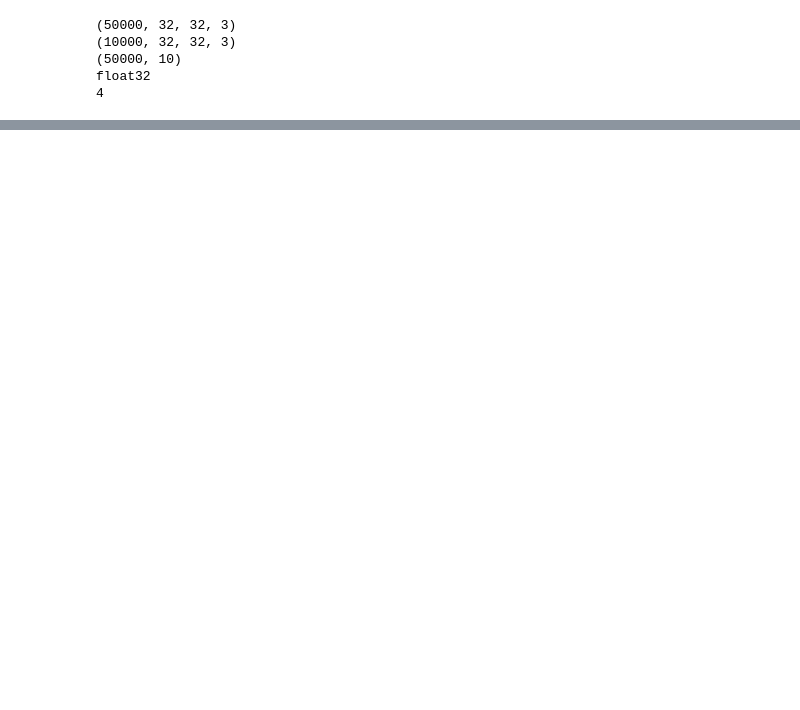
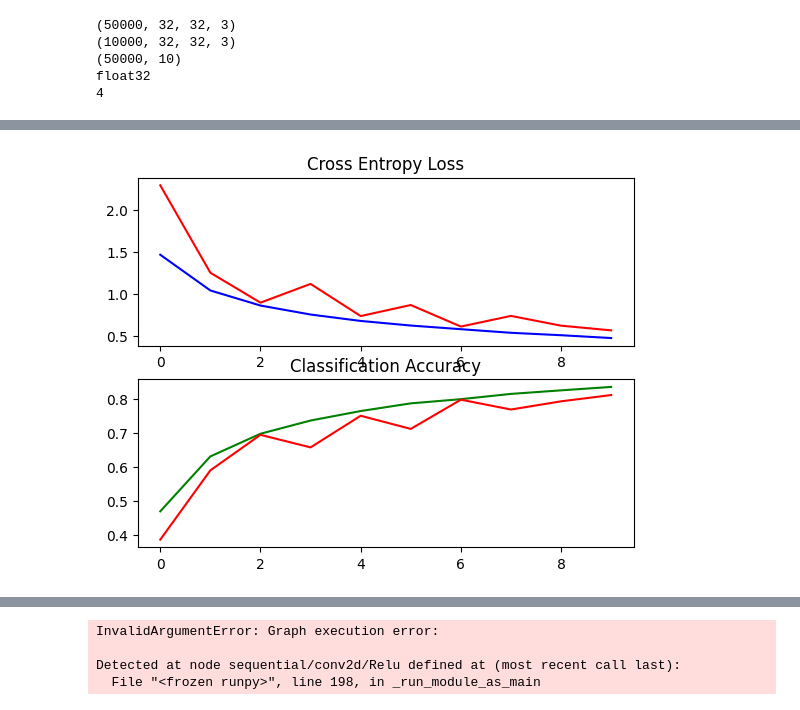
Before and after one commit to karthik-kk-aiml/04-deep-learning-cnn-image-classification, a Jupyter notebook: main.ipynb, the cells around one changed output, grey strips where cells are left out. Cells and saved outputs as stored; diff of their text form; code cells hidden in the pictures; blank space fills up the shorter version.

```diff
--- a/main.ipynb
+++ b/main.ipynb
@@ -124,12 +118,9 @@ model_vgg = keras.Sequential(
 # %%
-
 # COMPILE the Model
 
-model_vgg.compile(loss='categorical_crossentropy',
-              optimizer='sgd',
-              metrics = ['accuracy'])
+model.compile(loss="categorical_crossentropy", optimizer="adam", metrics=["accuracy"])
 
-model_vgg.summary()
+model.summary()
 # %% [output]
 Model: "sequential"
 _________________________________________________________________
@@ -208,0 +204,7 @@ plt.show()
+# %%
+# Using the data generator when training the model
+history = model.fit(
+    datagen.flow(x_train, y_train, batch_size=64),
+    epochs=10,
+    validation_data=(x_test, y_test),
+)
@@ -208,0 +238,61 @@ plt.show()
+# %%
+# Import necessary libraries for evaluation
+from sklearn.metrics import confusion_matrix, classification_report, precision_recall_fscore_support
+import numpy as np
+import seaborn as sns
+import matplotlib.pyplot as plt
+
+def evaluate_model(model, history):
+
+    # plot loss
+    plt.subplot(211)
+    plt.title("Cross Entropy Loss")
+    plt.plot(history.history["loss"], color="blue", label="train")
+    plt.plot(history.history["val_loss"], color="red", label="val")
+
+    # plot accuracy
+    plt.subplot(212)
+    plt.title("Classification Accuracy")
+    plt.plot(history.history["accuracy"], color="green", label="train")
+    plt.plot(history.history["val_accuracy"], color="red", label="val")
+    plt.show()
+
+    # evaluate model
+    test_loss, test_acc = model.evaluate(x_test, y_test)
+    print("Model Loss:", test_loss)
+    print("Model Accuracy:", test_acc)
+
+    # make predictions
+    y_pred = model.predict(x_test)                              # x_test is the test database input
+    y_pred_classes = np.argmax(model.predict(y_pred), axis=1)   # get classes of x_test
+    y_test_classes = np.argmax(y_test, axis=1)                   # get classes of y_test
+
+    # Compute the precision, recall, and F1-score for each class
+    precision, recall, f1_score, _ = precision_recall_fscore_support(y_test_classes, y_pred_classes, average=None)
+
+    # Print the precision, recall, and F1-score for each class
+    print("Precision per class:", precision)
+    print("Recall per class:", recall)
+    print("F1-score per class:", f1_score)
+
+    # Compute and print the classification report (Precision, Recall, F1-score, and Accuracy)
+    print("\nClassification Report:")
+    print(classification_report(y_test_classes, y_pred_classes, target_names=[
+    'airplane', 'automobile', 'bird', 'cat', 'deer', 'dog', 'frog', 'horse', 'ship', 'truck']))
+
+    # confusion matrix
+    conf_mat = confusion_matrix(y_test_classes, y_pred_classes)
+
+    plt.figure(figsize=(6, 6))
+    sns.heatmap(conf_mat, annot=True, fmt="d", cmap="viridis", xticklabels=[
+            'airplane', 'automobile', 'bird', 'cat', 'deer', 'dog', 'frog', 'horse', 'ship', 'truck'],
+            yticklabels=['airplane', 'automobile', 'bird', 'cat', 'deer', 'dog', 'frog', 'horse', 'ship', 'truck'])
+    plt.xlabel("Predicted Label")
+    plt.ylabel("True Label")
+    plt.title("Confusion Matrix")
+    plt.show()
+
+
+evaluate_model(model, history)
+# %% [output]
+[figure, added]
@@ -208,0 +304,4 @@ plt.show()
+InvalidArgumentError: Graph execution error:
+
+Detected at node sequential/conv2d/Relu defined at (most recent call last):
+  File "<frozen runpy>", line 198, in _run_module_as_main
```
Also changed, not shown: parts of 34 cells of this notebook, 3 other files.
